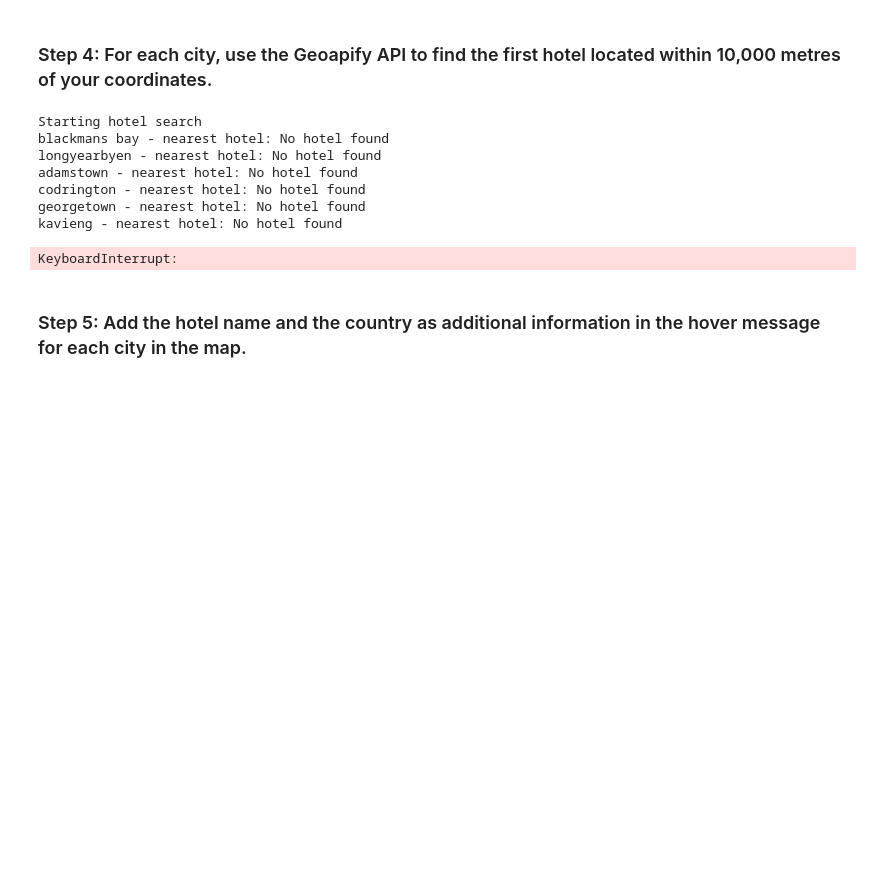
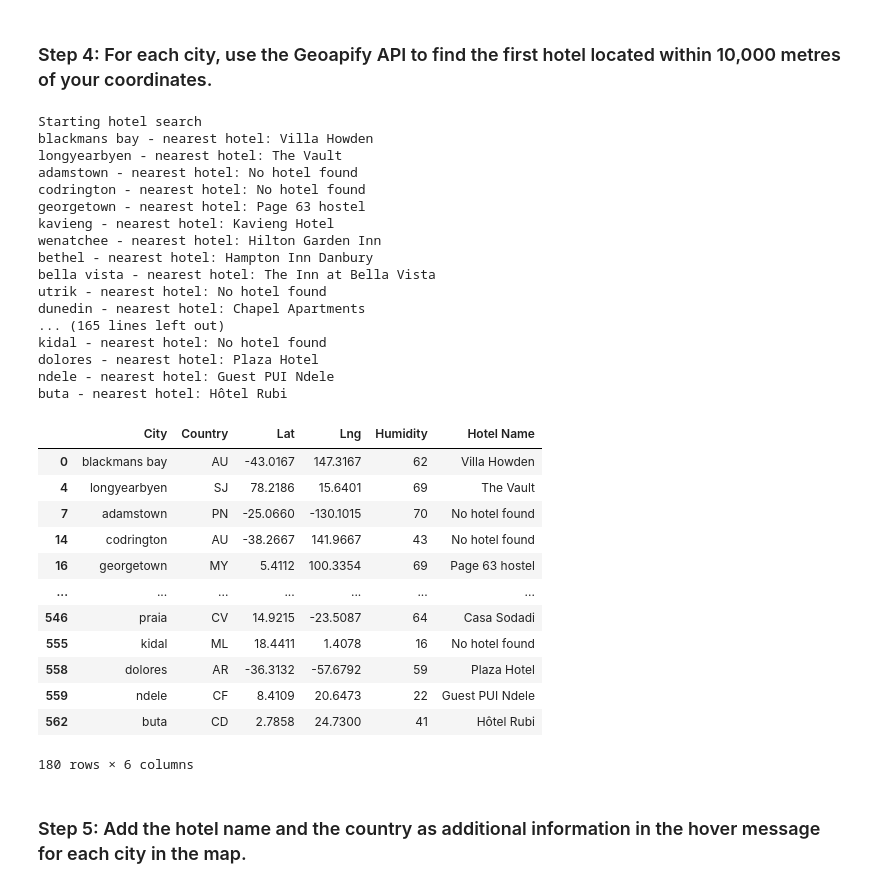
Before and after one commit to Kwessler93/python-api-challenge, a Jupyter notebook: WeatherPy/VacationPy.ipynb, the cells around one changed output. Saved outputs shown, nothing was run; the diff lists cells and outputs as text; code cells hidden in the pictures; blank space fills up the shorter version.

```diff
--- a/WeatherPy/VacationPy.ipynb
+++ b/WeatherPy/VacationPy.ipynb
@@ -97,8 +97,9 @@ hotel_df
 # %%
 # Set parameters to search for a hotel
 radius = 10000
+limit = 20
 
-params = {"radius":radius, "apiKey":geoapify_key, "filter":None, "bias":None}
+params = {"limit":limit, "apiKey":geoapify_key, "filter":None, "bias":None}
 
 # Print a message to follow up the hotel search
 print("Starting hotel search")
@@ -109,39 +110,62 @@ for index, row in hotel_df.iterrows():
     latitude = row["Lat"]
     longitude = row["Lng"]
 
     # Add the current city's latitude and longitude to the params dictionary
-    params["filter"] = f"circle:{latitude},{longitude},{radius}"
-    params["bias"] = f"proximity:{latitude},{longitude}"
+    params["filter"] = f"circle:{longitude},{latitude},{radius}"
+    params["bias"] = f"proximity:{longitude},{latitude}"
+    params["categories"] = "accommodation"
 
     # Set base URL
     base_url = "https://api.geoapify.com/v2/places"
 
     # Make an API request using the params dictionary
     name_address = requests.get(base_url, params=params)
 
     # Convert the API response to JSON format
     name_address = name_address.json()
 
     # Grab the first hotel from the results and store the name in the hotel_df DataFrame
     try:
         hotel_df.loc[index, "Hotel Name"] = name_address["features"][0]["properties"]["name"]
     except (KeyError, IndexError):
         # If no hotel is found, set the hotel name as "No hotel found".
         hotel_df.loc[index, "Hotel Name"] = "No hotel found"
 
     # Log the search results
     print(f"{hotel_df.loc[index, 'City']} - nearest hotel: {hotel_df.loc[index, 'Hotel Name']}")
 
 # Display sample data
 hotel_df
 # %% [output]
 Starting hotel search
-blackmans bay - nearest hotel: No hotel found
-longyearbyen - nearest hotel: No hotel found
+blackmans bay - nearest hotel: Villa Howden
+longyearbyen - nearest hotel: The Vault
 adamstown - nearest hotel: No hotel found
 codrington - nearest hotel: No hotel found
-georgetown - nearest hotel: No hotel found
-kavieng - nearest hotel: No hotel found
+georgetown - nearest hotel: Page 63 hostel
+kavieng - nearest hotel: Kavieng Hotel
+wenatchee - nearest hotel: Hilton Garden Inn
+bethel - nearest hotel: Hampton Inn Danbury
+bella vista - nearest hotel: The Inn at Bella Vista
+utrik - nearest hotel: No hotel found
+dunedin - nearest hotel: Chapel Apartments
+... (165 lines left out)
+kidal - nearest hotel: No hotel found
+dolores - nearest hotel: Plaza Hotel
+ndele - nearest hotel: Guest PUI Ndele
+buta - nearest hotel: Hôtel Rubi
+|  | City | Country | Lat | Lng | Humidity | Hotel Name |
+| 0 | blackmans bay | AU | -43.0167 | 147.3167 | 62 | Villa Howden |
+| 4 | longyearbyen | SJ | 78.2186 | 15.6401 | 69 | The Vault |
+| 7 | adamstown | PN | -25.0660 | -130.1015 | 70 | No hotel found |
+| 14 | codrington | AU | -38.2667 | 141.9667 | 43 | No hotel found |
+| 16 | georgetown | MY | 5.4112 | 100.3354 | 69 | Page 63 hostel |
+| ... | ... | ... | ... | ... | ... | ... |
+| 546 | praia | CV | 14.9215 | -23.5087 | 64 | Casa Sodadi |
+| 555 | kidal | ML | 18.4411 | 1.4078 | 16 | No hotel found |
+| 558 | dolores | AR | -36.3132 | -57.6792 | 59 | Plaza Hotel |
+| 559 | ndele | CF | 8.4109 | 20.6473 | 22 | Guest PUI Ndele |
+| 562 | buta | CD | 2.7858 | 24.7300 | 41 | Hôtel Rubi |
-KeyboardInterrupt:
+180 rows × 6 columns
 # %% [markdown]
 ### Step 5: Add the hotel name and the country as additional information in the hover message for each city in the map.
```
Also changed, not shown: parts of 2 cells of this notebook.
